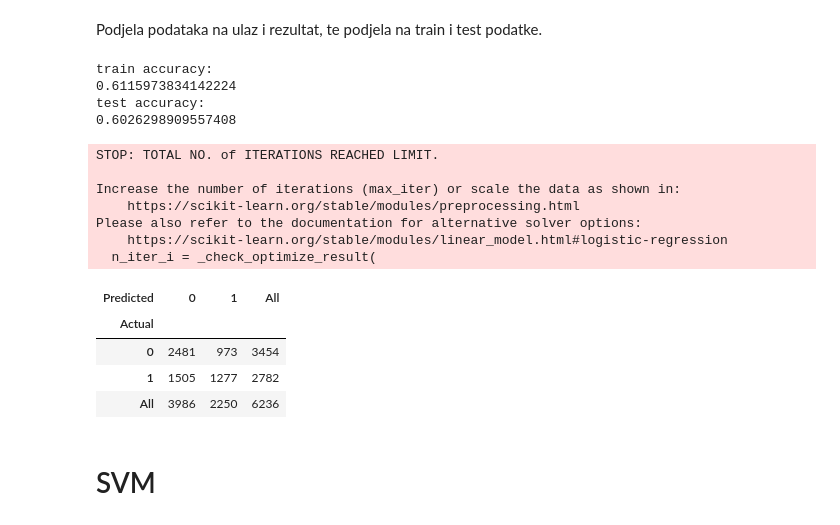
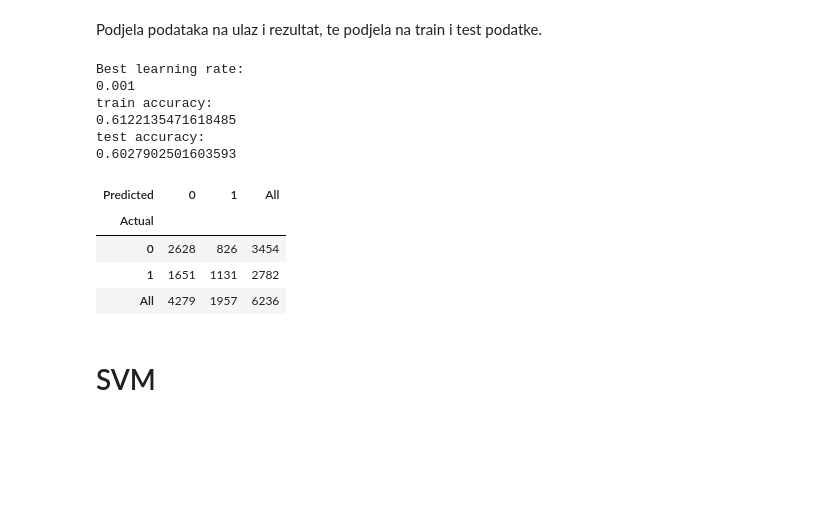
Before and after one commit to pdragojevic/Predicting-NBA-Shots, a Jupyter notebook: predicting_nba_shots.ipynb, the cells around one changed output. Saved outputs shown, nothing was run; the diff lists cells and outputs as text; code cells hidden in the pictures; blank space fills up the shorter version.

Commit message:
added grid search for logistic reggression

```diff
--- a/predicting_nba_shots.ipynb
+++ b/predicting_nba_shots.ipynb
@@ -106,6 +113,8 @@ new_df.shot_result = new_df.shot_result.map({"made":1,"missed":0})
 new_df = new_df.rename(columns={"location":"home_away","pts_type":"3pts_shot"})
 
 new_df.game_clock = new_df.game_clock.apply(lambda x: int(x.split(":")[0])*60 + int(x.split(":")[1]))
+
+new_df['total_game_time'] = (new_df.period - 1) * 12 * 60 + new_df.game_clock
 # %% [markdown]
 ## Inženjerstvo značajki
 # %%
@@ -284,35 +291,38 @@ y = new_df['shot_result']
 
 X_train, X_test, y_train, y_test = train_test_split(X, y, test_size=0.05, random_state=42)
 # %%
-logistic_regression_model = LogisticRegression(penalty='l2')
+best_score = 0
+for lr in [0.001, 0.00001, 0.000001]:
+  logistic_regression_model = make_pipeline(StandardScaler(), SGDClassifier(loss='log', penalty="l2", eta0=lr))
+  logistic_regression_model.fit(X_train, y_train)
+  predict_results = logistic_regression_model.predict(X_test)
+  score = logistic_regression_model.score(X_test, y_test)
+  if score > best_score:
+    best_lr = lr
+    best_model = logistic_regression_model
+    best_score = score
+    best_predict_results = predict_results
 
-logistic_regression_model.fit(X_train, y_train)
+print("Best learning rate:")
+print(best_lr)
+print('train accuracy:')
+print(best_model.score(X_train, y_train))
+print('test accuracy:')
+print(best_model.score(X_test, y_test))
 
-predict_results = logistic_regression_model.predict(X_test)
-
-print('train accuracy:')
-print(logistic_regression_model.score(X_train, y_train))
-print('test accuracy:')
-print(logistic_regression_model.score(X_test, y_test))
-
-pd.crosstab(y_test, predict_results, rownames = ['Actual'], colnames =['Predicted'], margins = True)
+pd.crosstab(y_test, best_predict_results, rownames = ['Actual'], colnames =['Predicted'], margins = True)
 # %% [output]
+Best learning rate:
+0.001
 train accuracy:
-0.6115973834142224
+0.6122135471618485
 test accuracy:
-0.6026298909557408
+0.6027902501603593
-STOP: TOTAL NO. of ITERATIONS REACHED LIMIT.
-
-Increase the number of iterations (max_iter) or scale the data as shown in:
-    https://scikit-learn.org/stable/modules/preprocessing.html
-Please also refer to the documentation for alternative solver options:
-    https://scikit-learn.org/stable/modules/linear_model.html#logistic-regression
-  n_iter_i = _check_optimize_result(
 | Predicted | 0 | 1 | All |
 | Actual |  |  |  |
-| 0 | 2481 | 973 | 3454 |
-| 1 | 1505 | 1277 | 2782 |
-| All | 3986 | 2250 | 6236 |
+| 0 | 2628 | 826 | 3454 |
+| 1 | 1651 | 1131 | 2782 |
+| All | 4279 | 1957 | 6236 |
 # %% [markdown]
 # SVM
 # %%
```
Also changed, not shown: parts of 10 cells of this notebook.
